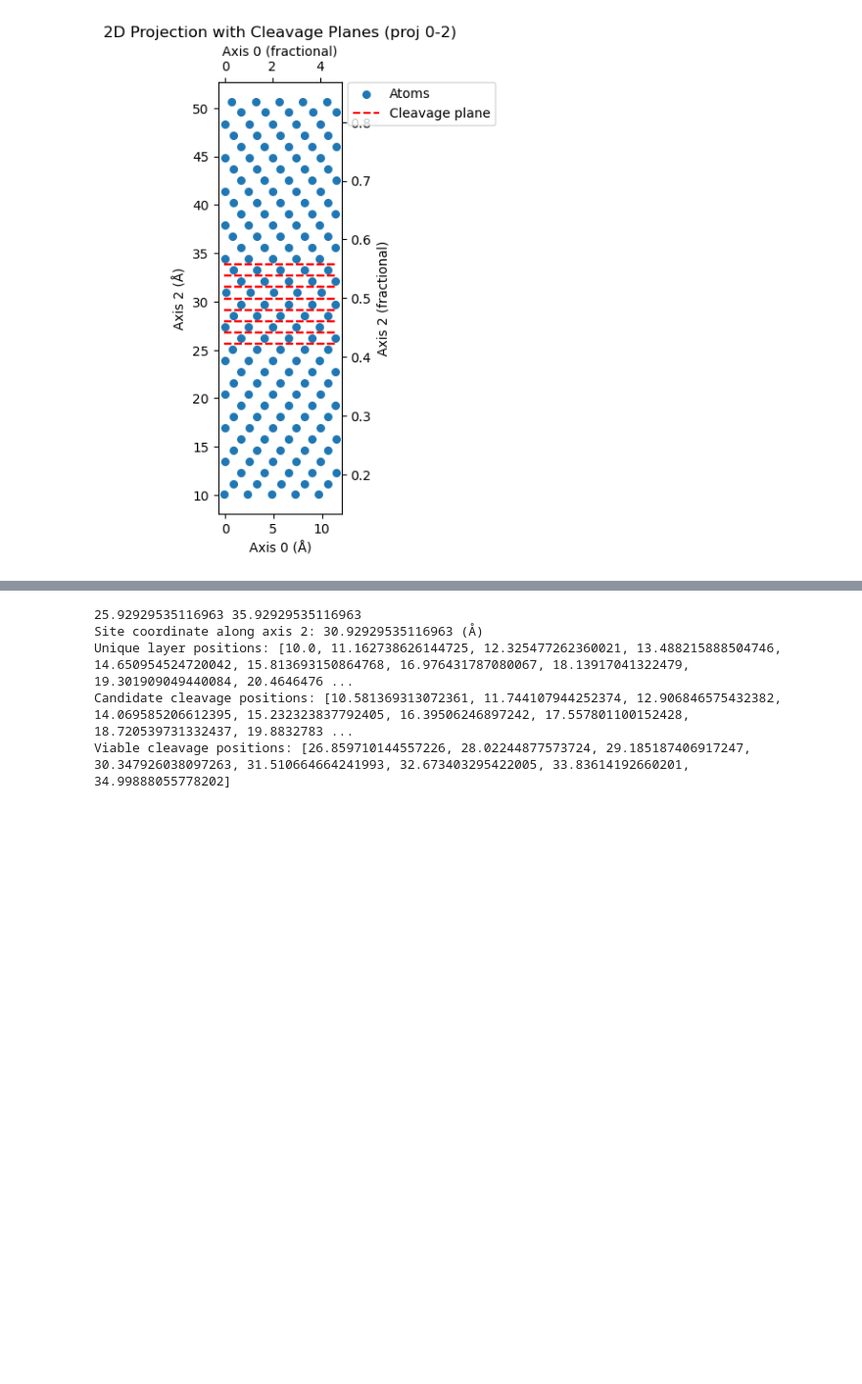
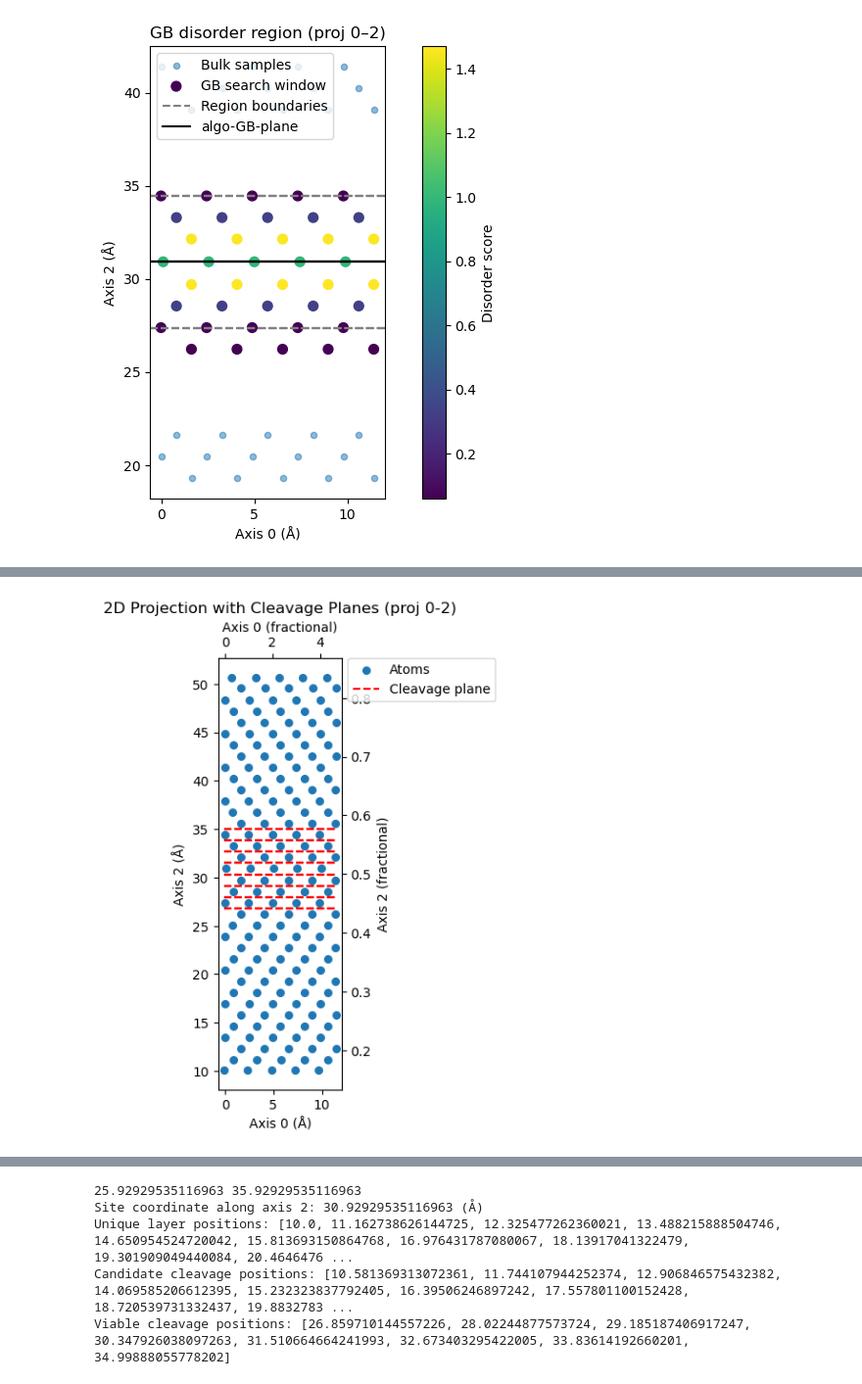
Before and after one commit to pyiron/pyiron_workflow_atomistics, a Jupyter notebook: 2025_05_26_GB_Opt_Example.ipynb, the cells around one changed output, grey strips where cells are left out. Shown: that part at 98% size. Saved outputs shown, nothing was run; the diff lists cells and outputs as text; code cells hidden in the pictures; blank space fills up the shorter version.

Commit message:
cleavage calc macronode progress

```diff
--- a/2025_05_26_GB_Opt_Example.ipynb
+++ b/2025_05_26_GB_Opt_Example.ipynb
@@ -353,10 +279,12 @@ BFGS:   27 01:46:55     -293.098798        0.007997
 # %%
 from pyiron_workflow_atomistics.gb.gb_cleavage import cleave_gb_structure
+from ase.io import read
 wf2 = Workflow("cleavage_testrun")
 struct = read("asdf.vasp")
 
 from pyiron_workflow_atomistics.featurisers import distanceMatrixSiteFeaturiser, voronoiSiteFeaturiser
 from pyiron_workflow_atomistics.gb.analysis import plot_GB_plane, find_GB_plane
+#%% relax GB structure for later use
 wf2.relax_original_structure = calculate_structure_node(structure = struct,
                                         calc = calc,
                                         fmax = 0.01,
@@ -370,6 +298,7 @@ wf2.relax_original_structure = calculate_structure_node(structure = struct,
                                         traj_results_path = 'trajectory_results.json',
                                         final_struct_path = 'final_structure.xyz',
                                         final_results_path = 'final_results.json')
+#%% Find the GB plane (probably only useful for solutes)
 wf2.gb_plane_extractor = find_GB_plane(atoms = wf2.relax_original_structure.outputs.atoms,
                                         featuriser = voronoiSiteFeaturiser,
                                         axis = "c",
@@ -379,11 +308,11 @@ wf2.gb_plane_extractor = find_GB_plane(atoms = wf2.relax_original_structure.outp
                                         slab_thickness = 2.0,
                                         featuriser_kwargs = {},
                                         n_bulk = 10,
-                                        threshold_frac = 1.0
+                                        threshold_frac = 0.1
                                       )
 os.makedirs("gb_cleavage", exist_ok=True)
-wf2.gb_plane_extractor_plot = plot_GB_plane(atoms = struct,
-                                            res = wf2.relax_original_structure.outputs.atoms,
+wf2.gb_plane_extractor_plot = plot_GB_plane(atoms = wf2.relax_original_structure.outputs.atoms,
+                                            res = wf2.gb_plane_extractor.outputs.gb_plane_analysis_dict,
                                             projection=(0, 2),
                                             reps=(5, 1),
                                             figsize=(10, 6),
@@ -393,6 +322,7 @@ wf2.gb_plane_extractor_plot = plot_GB_plane(atoms = struct,
                                             axis=2,
                                             dpi=300,
                                             save_path = f"gb_cleavage/pureGB_plane_identifier.jpg")
+#%%
 wf2.cleave_structure_setup = cleave_gb_structure(base_atoms = wf2.relax_original_structure.outputs.atoms,
                                                     axis_to_cleave = "z",
                                                     target_coord=wf2.gb_plane_extractor.outputs.gb_plane_analysis_dict["gb_cart"],
@@ -478,33 +408,7 @@ wf2.calculate_rigid_cleaved_structures = for_node(calculate_structure_node,
                                             final_struct_path=wf2.static_calc_kwargs.outputs.full_calc_kwargs2["final_struct_path"],
                                             final_results_path=wf2.static_calc_kwargs.outputs.full_calc_kwargs2["final_results_path"],
                                             )
-@pwf.as_function_node
-def get_df_col_as_list(df, col):
-    output_list = df[col].to_list()
-    return output_list
-from ase import Atoms
-@pwf.as_function_node
-def calculate_Wsep(base_structure: Atoms,
-                   base_energy,
-                   cleaved_energies):
-    area = base_structure.volume/base_structure.cell.c
-    wsep_list = []
-    for energy in cleaved_energies:
-        wsep = (base_energy - energy) / area * 16.02 # J/m^2 conversion from eV/Ang^2)
-        wsep_list.append(wsep)
-    return wsep_list
-wf2.rigid_calc_results = get_df_col_as_list(wf2.calculate_cleaved_structures.outputs.df,
-                                        col="results")
-@pwf.as_function_node
-def lookup_multiple_dict_same_key(input_dict_list, key="energy"):
-    result_list = []
-    for input_dict in input_dict_list:
-        result_list.append(input_dict[key])
-    return result_list
-wf2.rigid_calc_energies = lookup_multiple_dict_same_key(wf2.rigid_calc_results["energy"])
-wf2.works_of_separation = calculate_Wsep(base_structure = wf2.relax_original_structure.outputs.atoms,
-                                         base_energy = wf.gb_with_vacuum_rel.outputs.atoms.value,
-                                         cleaved_energies = wf2.rigid_calc_energies)
+
 wf2.run()
 # %% [output]
       Step     Time          Energy          fmax
@@ -527 +431 @@ Viable cleavage positions: [25.653485068785535, 26.811198303396225, 27.971731482
-[figure, old version]
+[figure, new version]
@@ -544,0 +437 @@ BFGS:  104 01:50:00     -289.991066        0.009476
+[figure, added]
```
Also changed, not shown: parts of 14 cells of this notebook, 4 other files.
